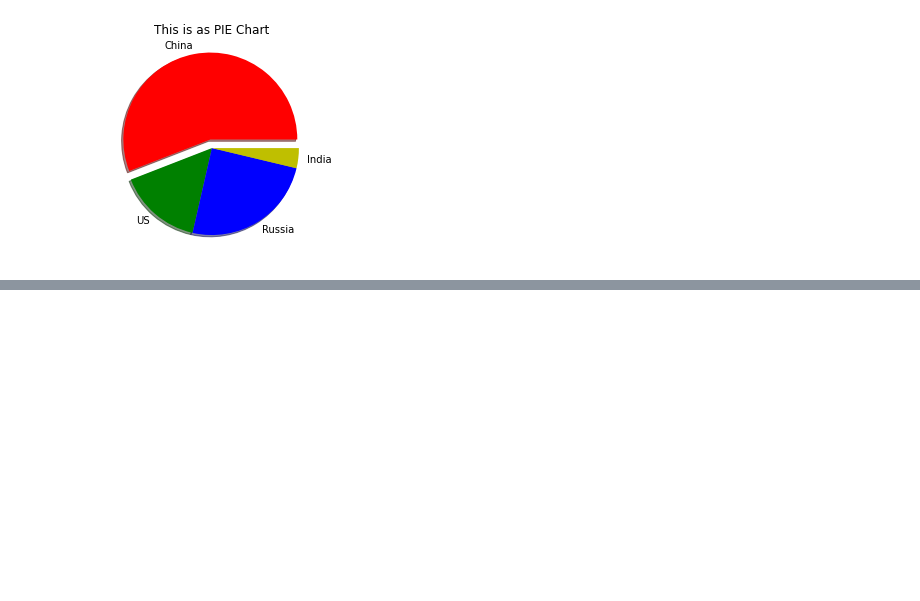
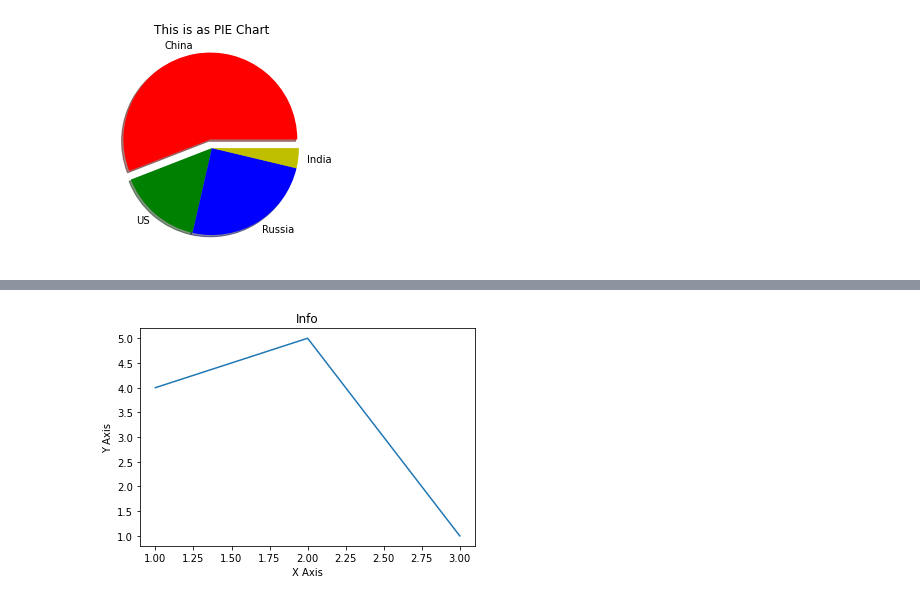
Before and after one commit to revatikashmire20/Machine-Learning, a Jupyter notebook: Matplotlib.ipynb, the cells around one changed output, grey strips where cells are left out. Saved outputs shown, nothing was run; the diff lists cells and outputs as text; code cells hidden in the pictures; blank space fills up the shorter version.

```diff
--- a/Matplotlib.ipynb
+++ b/Matplotlib.ipynb
@@ -68,0 +76,8 @@ plt.show()
+# %%
+plt.plot([1,2,3],[4,5,1])
+plt.title('Info')
+plt.xlabel('X Axis')
+plt.ylabel('Y Axis')
+plt.show()
+# %% [output]
+[figure, added]
```
Also changed, not shown: parts of 7 cells of this notebook.
